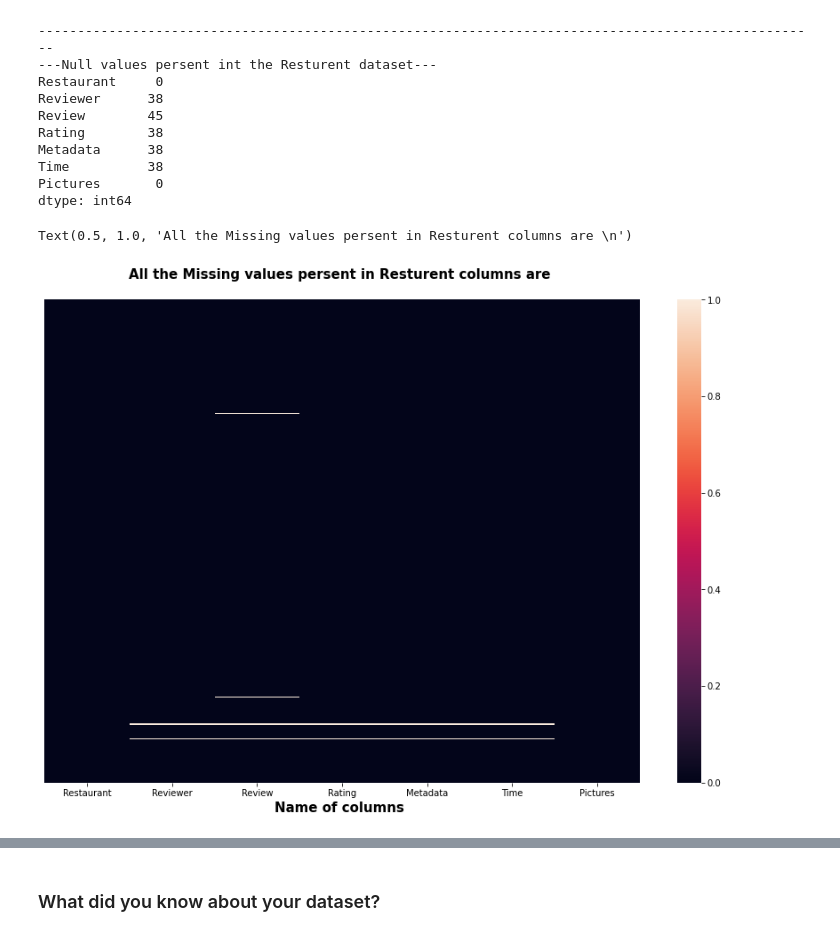
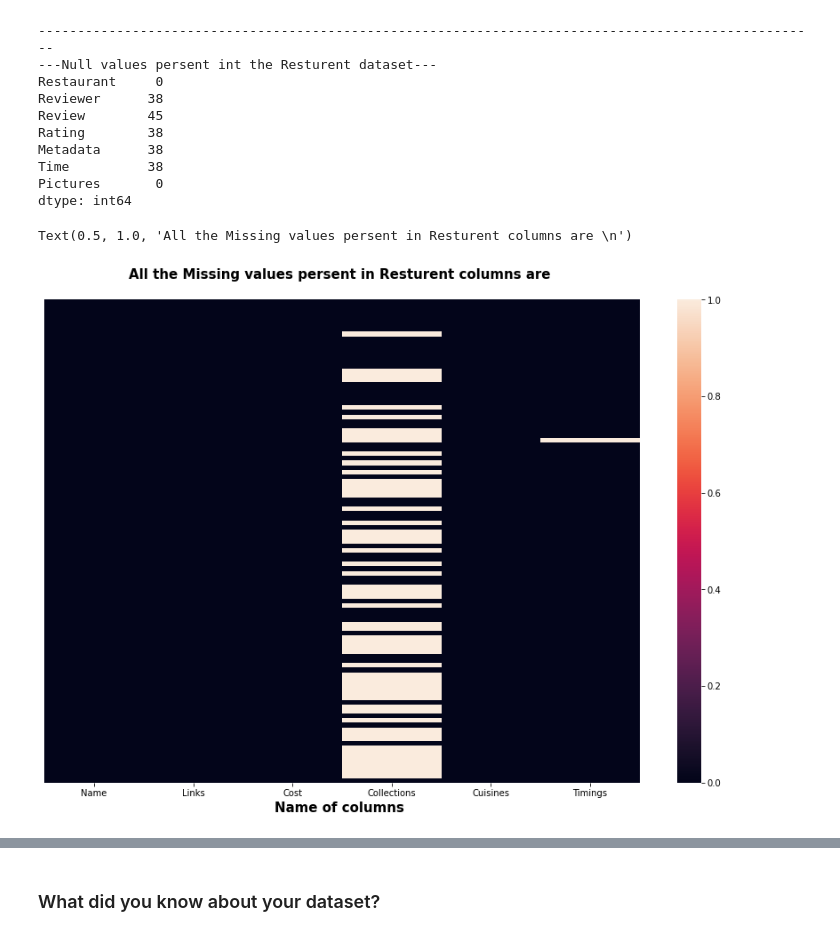
Before and after one commit to Asif-Ansari-bbl/Zomato-Resturent-Clustering-and-Sentiment-Analysis, a Jupyter notebook: Zomato_resturent_Clustering_and_Sentiment_Analysis.ipynb, the cells around one changed output, grey strips where cells are left out. Drawn from its saved outputs; the diff is of its cells as text; code cells hidden in the pictures.

```diff
--- a/Zomato_resturent_Clustering_and_Sentiment_Analysis.ipynb
+++ b/Zomato_resturent_Clustering_and_Sentiment_Analysis.ipynb
@@ -211,9 +211,9 @@ dtype: int64
 # %%
 # Visualizing the missing values
 plt.figure(figsize=(15,10))
-sns.heatmap(review_df.isnull(), cbar=True , yticklabels= False)
+sns.heatmap(resturent_df.isnull(), cbar=True , yticklabels= False)
 plt.xlabel('Name of columns ', size =15, weight='bold')
 plt.title('All the Missing values persent in Resturent columns are \n', fontweight= 'bold', size=15)
 # %% [output]
 Text(0.5, 1.0, 'All the Missing values persent in Resturent columns are \n')
-[figure, old version]
+[figure, new version]
```
Also changed, not shown: parts of 26 cells of this notebook.
